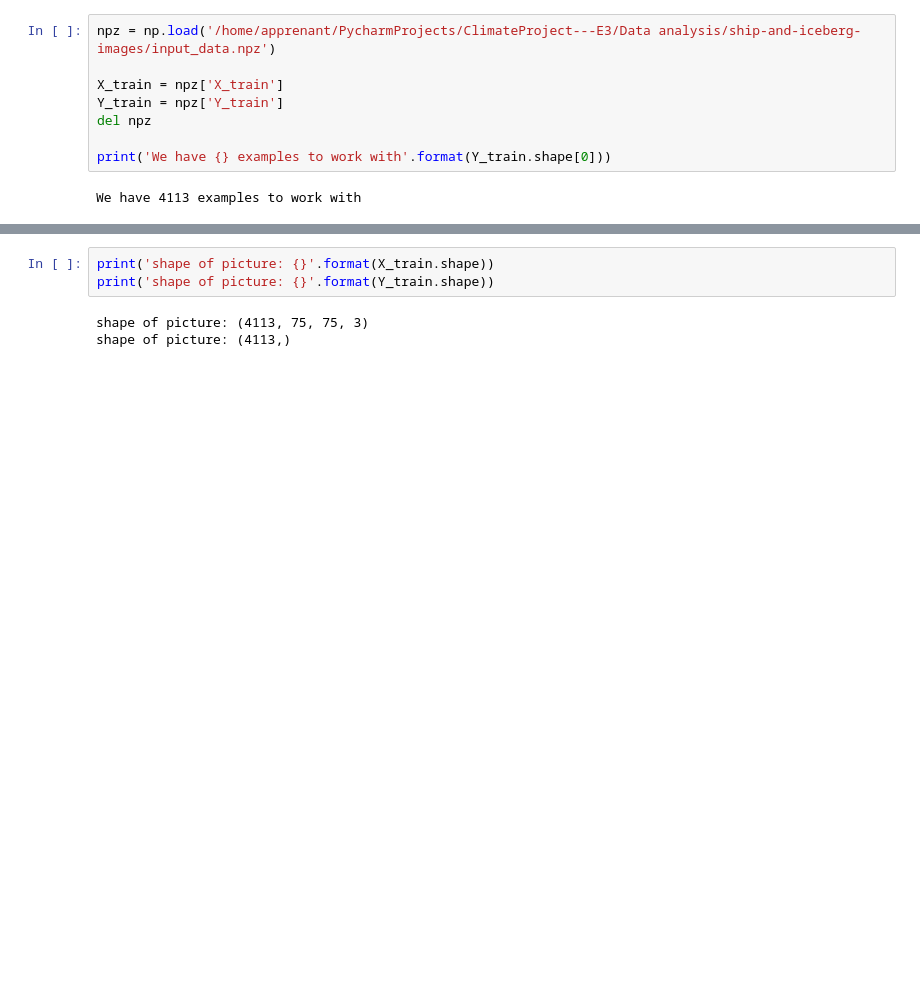
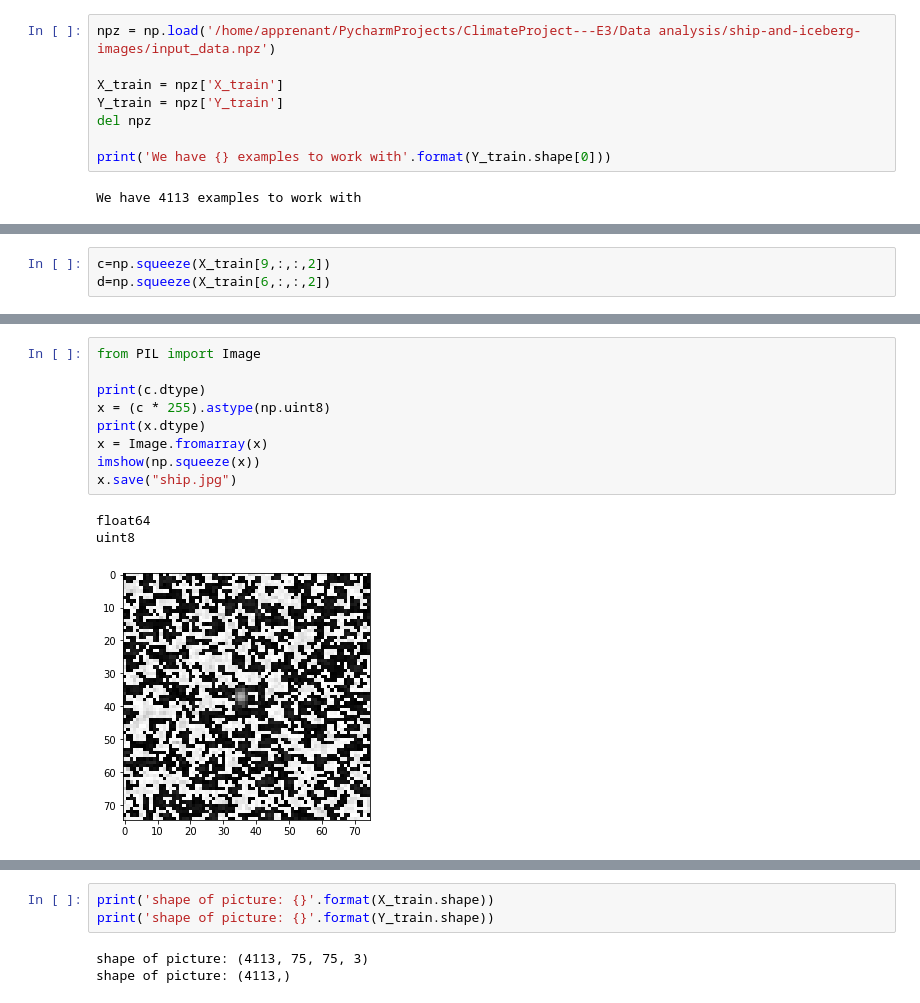
Before and after one commit to camillesauer/ClimateProject---E3, a Jupyter notebook: Data analysis/Data analysis.ipynb, the cells around one changed output, grey strips where cells are left out. Drawn from its saved outputs; the diff is of its cells as text; blank space fills up the shorter version.

```diff
--- a/Data analysis/Data analysis.ipynb
+++ b/Data analysis/Data analysis.ipynb
@@ -33,0 +38,3 @@ We have 4113 examples to work with
+# %%
+c=np.squeeze(X_train[9,:,:,2])
+d=np.squeeze(X_train[6,:,:,2])
@@ -33,0 +50,13 @@ We have 4113 examples to work with
+# %%
+from PIL import Image
+
+print(c.dtype)
+x = (c * 255).astype(np.uint8)
+print(x.dtype)
+x = Image.fromarray(x)
+imshow(np.squeeze(x))
+x.save("ship.jpg")
+# %% [output]
+float64
+uint8
+[figure, added]
```
Also changed, not shown: parts of 6 cells of this notebook, 7 other files.
